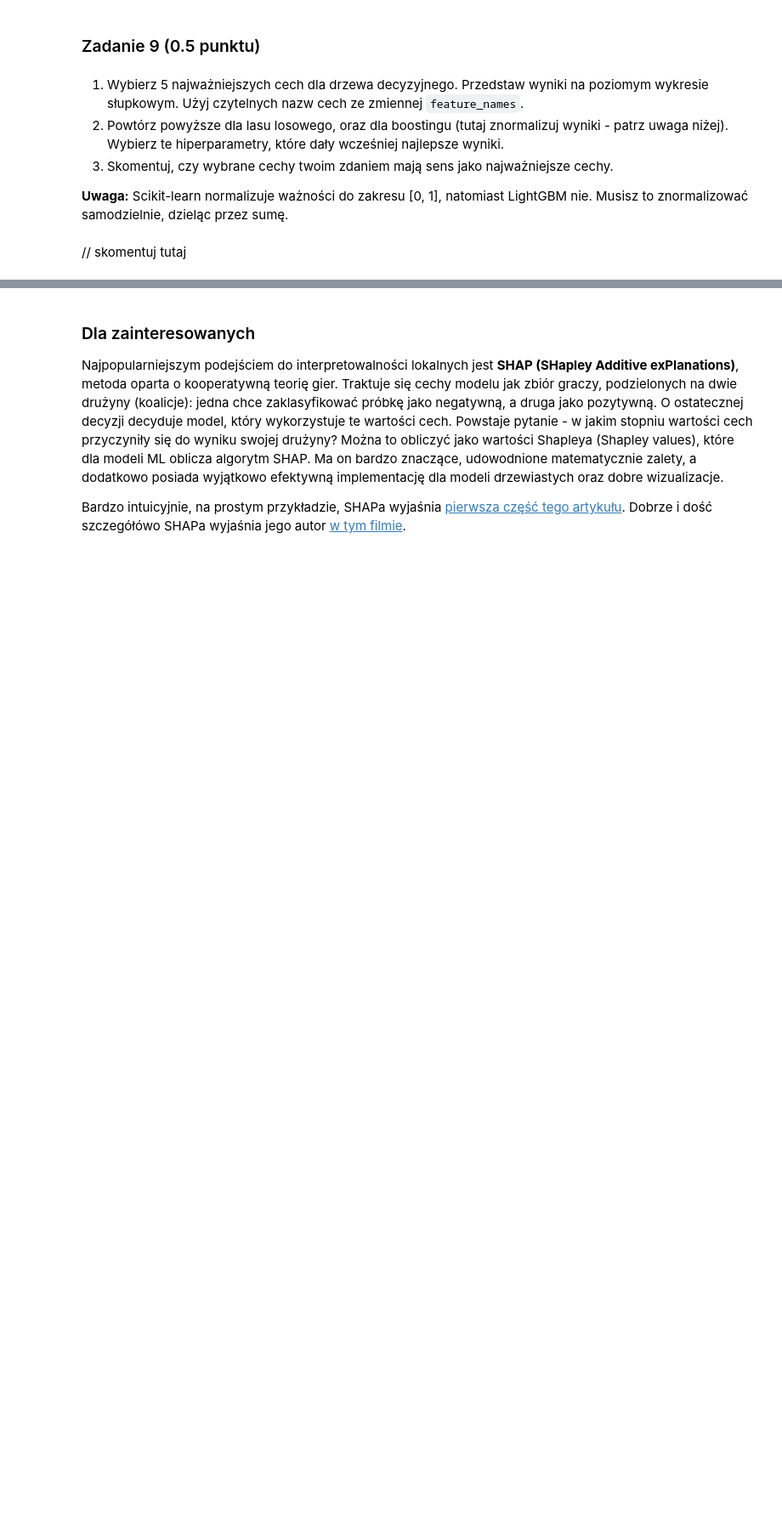
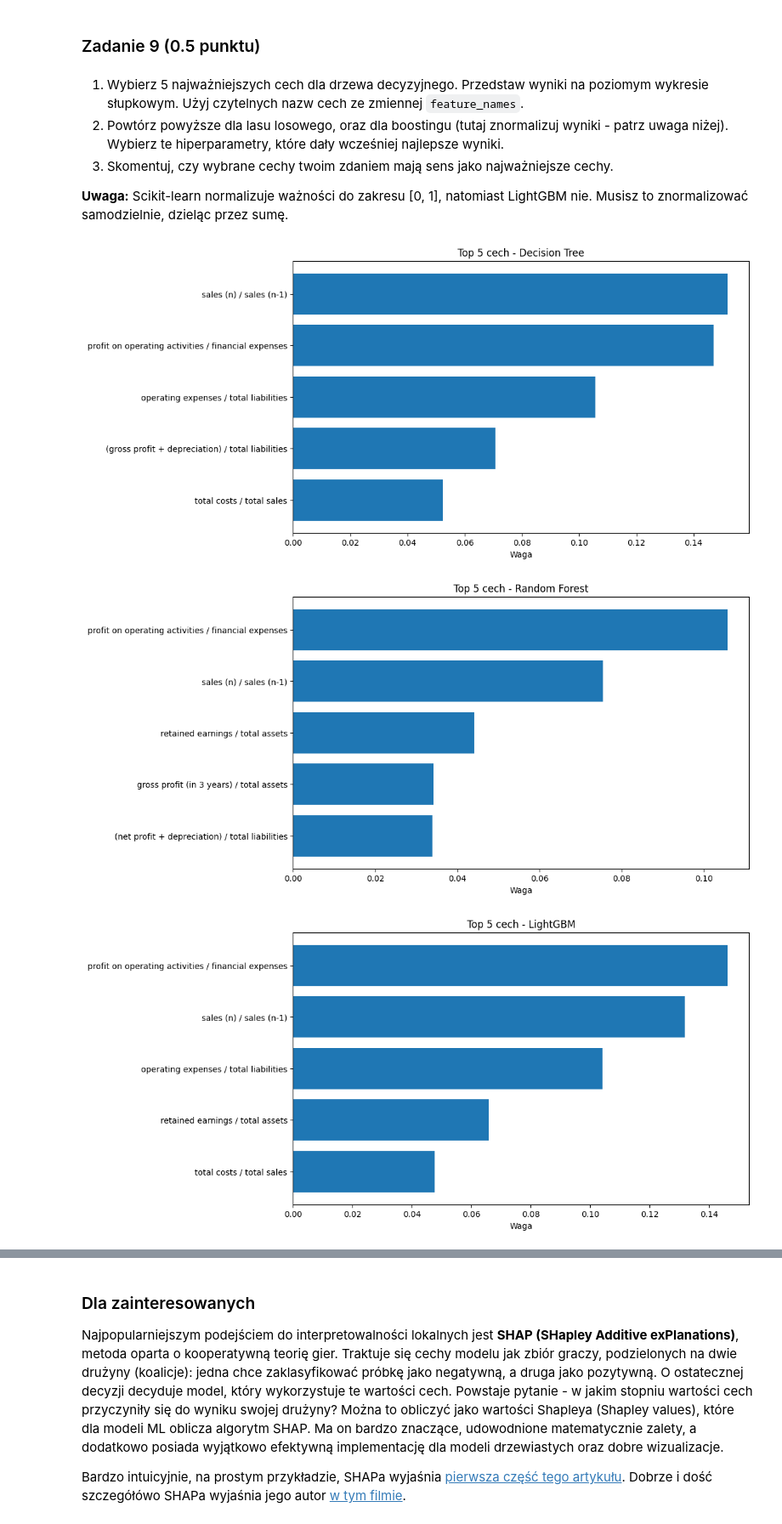
Before and after one commit to sKrzysieK/agh-psi, a Jupyter notebook: lab2/lab_2.ipynb, the cells around one changed output, grey strips where cells are left out. Shown at 85% size. Saved outputs shown, nothing was run; the diff lists cells and outputs as text; code cells hidden in the pictures; blank space fills up the shorter version.

```diff
--- a/lab2/lab_2.ipynb
+++ b/lab2/lab_2.ipynb
@@ -660,6 +666,8 @@ Hiperparametry LightGBMa są dobrze opisane w oficjalnej dokumentacji: [wersja k
 # %%
 # your_code
 from sklearn.model_selection import RandomizedSearchCV
+import warnings
+
 
 lgbm_random_cv = LGBMClassifier(
   importance_type="gain",
@@ -676,7 +684,7 @@ param_grid = {
   "subsample": [0.8, 0.9, 1.0],
 }
 
-searcher = RandomizedSearchCV(
+rsc = RandomizedSearchCV(
   estimator=lgbm_random_cv,
   param_distributions=param_grid,
   n_iter=50,
@@ -686,17 +694,16 @@ searcher = RandomizedSearchCV(
   random_state=0
 )
 
-import warnings
-warnings. filterwarnings('ignore')
+warnings.filterwarnings('ignore')
 
-searcher.fit(X_train_smote, y_train_smote)
+rsc.fit(X_train_smote, y_train_smote)
 
 lgbm_random_cv = LGBMClassifier(
   importance_type="gain",
   verbose=-1,
   n_jobs=-1,
   random_state=0,
-  **searcher.best_params_
+  **rsc.best_params_
 )
 # %% [output]
 Fitting 5 folds for each of 50 candidates, totalling 250 fits
@@ -804,2 +809,35 @@ Ze względu na powyższe, ważności cech normalizuje się często do zakresu [0
-# %% [markdown]
-// skomentuj tutaj
+# %%
+# your_code
+import matplotlib.pyplot as plt
+def plot_feature_importance(importances, feature_names, model_name):
+    indices = np.argsort(importances)[-5:][::-1]
+    plt.figure(figsize=(10, 6))
+    plt.barh(range(5), importances[indices], align="center")
+    plt.yticks(range(5), [feature_names[i] for i in indices])
+    plt.xlabel("Waga")
+    plt.title(f"Top 5 cech - {model_name}")
+    plt.gca().invert_yaxis()
+    plt.show()
+
+tree_model = DecisionTreeClassifier(criterion='entropy', random_state=0)
+tree_model.fit(X_train_smote, y_train_smote)
+tree_importances = tree_model.feature_importances_
+plot_feature_importance(tree_importances, feature_names, "Decision Tree")
+
+rf_model = RandomForestClassifier(n_estimators=500,n_jobs=-1,random_state=0)
+rf_model.fit(X_train_smote, y_train_smote)
+rf_importances = rf_model.feature_importances_
+plot_feature_importance(rf_importances, feature_names, "Random Forest")
+
+lgbm_model = LGBMClassifier(subsample= 1.0, num_leaves= 31, n_estimators= 250, learning_rate= 0.1,colsample_bytree= 1.0,
+                            random_state=0, importance_type='gain', n_jobs=-1,)
+
+lgbm_model.fit(X_train_smote, y_train_smote)
+lgbm_importances = lgbm_model.feature_importances_
+
+lgbm_importances_normalized = lgbm_importances / np.sum(lgbm_importances)
+plot_feature_importance(lgbm_importances_normalized, feature_names, "LightGBM")
+# %% [output]
+[figure, added]
+[figure, added]
+[figure, added]
```
Also changed, not shown: parts of 13 cells of this notebook.
